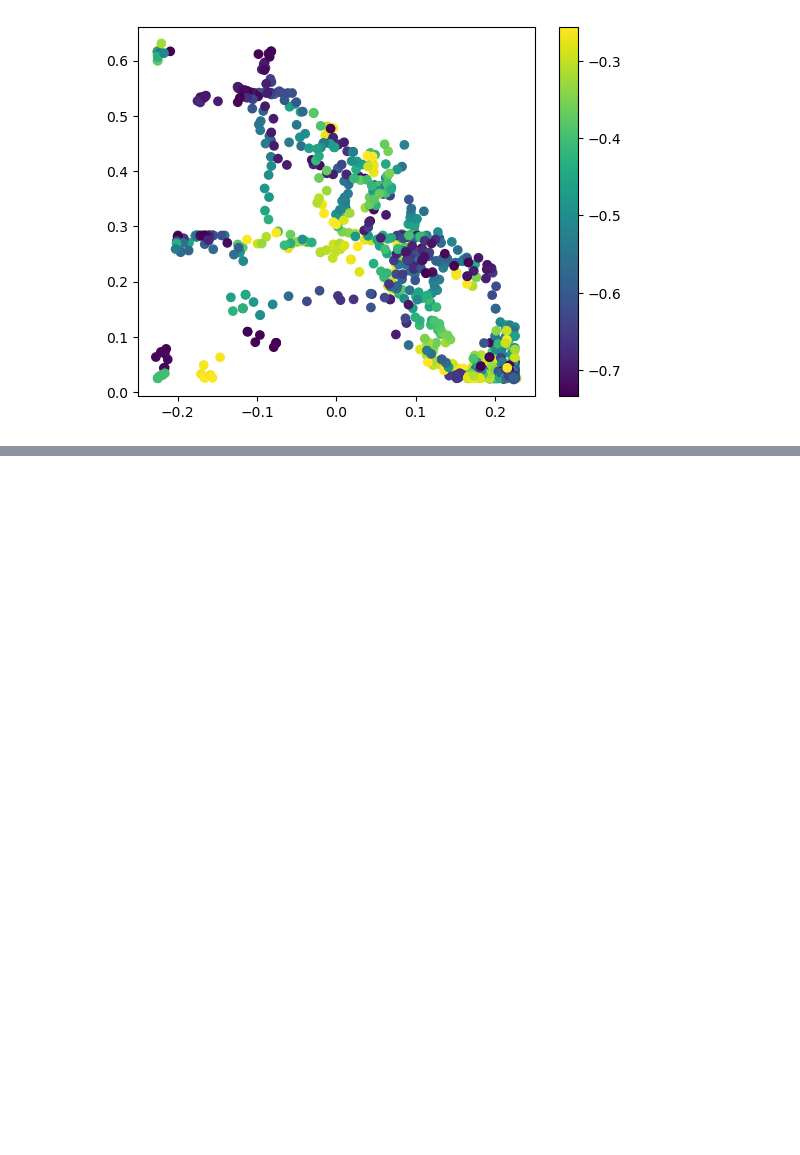
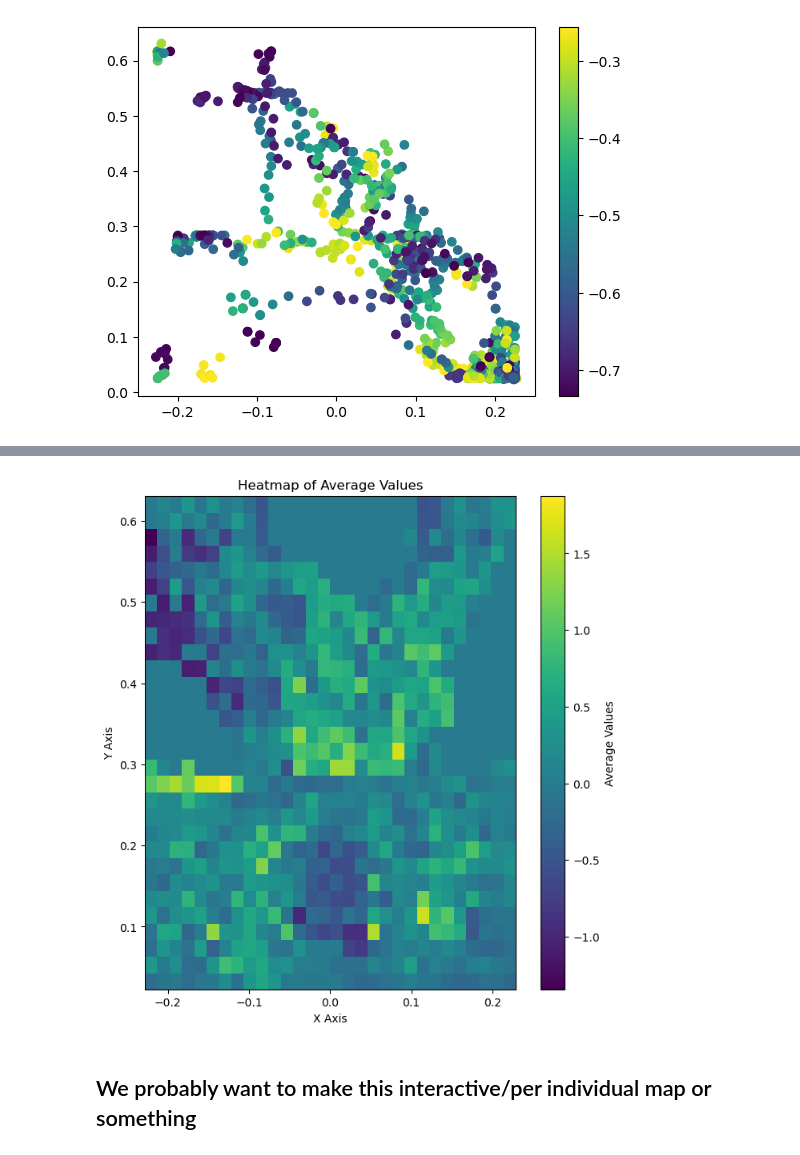
Before and after one commit to shacklettbp/madrona_escape_room, a Jupyter notebook: PPOTrajectories.ipynb, the cells around one changed output, grey strips where cells are left out. Cells and saved outputs as stored; diff of their text form; code cells hidden in the pictures; blank space fills up the shorter version.

```diff
--- a/PPOTrajectories.ipynb
+++ b/PPOTrajectories.ipynb
@@ -183,0 +211,38 @@ plt.colorbar()
+# %%
+import matplotlib.pyplot as plt
+import numpy as np
+
+# Assuming you have 'all_rollouts' containing your data
+# Assuming 'all_rollouts' is a list of objects with the structure as mentioned in your code
+
+# Extract data for plotting
+x_data = []
+y_data = []
+values = []
+
+for i in range(10):
+    for j in range(len(all_rollouts)):
+        x_data.extend(all_rollouts[j].obs[0][:, :, i, 2].cpu().reshape(-1))
+        y_data.extend(all_rollouts[j].obs[0][:, :, i, 3].cpu().reshape(-1))
+        values.extend(all_rollouts[j].values[:, :, i].cpu().reshape(-1))
+
+# Create a 2D histogram (heatmap)
+nbins = 30
+heatmap, xedges, yedges = np.histogram2d(x_data, y_data, bins=nbins, weights=values)
+
+# Compute average values per bin
+counts, _, _ = np.histogram2d(x_data, y_data, bins=nbins)
+average_values = np.divide(heatmap, counts, where=counts != 0)
+
+# Create the heatmap
+plt.figure(figsize=(8, 8))
+plt.imshow(average_values.T, extent=[xedges[0], xedges[-1], yedges[0], yedges[-1]], origin='lower', cmap='viridis')
+plt.colorbar(label='Average Values')
+plt.xlabel('X Axis')
+plt.ylabel('Y Axis')
+plt.title('Heatmap of Average Values')
+plt.show()
+# %% [output]
+[figure, added]
+# %% [markdown]
+## We probably want to make this interactive/per individual map or something
```
Also changed, not shown: parts of 1 cell of this notebook, 3 other files.
